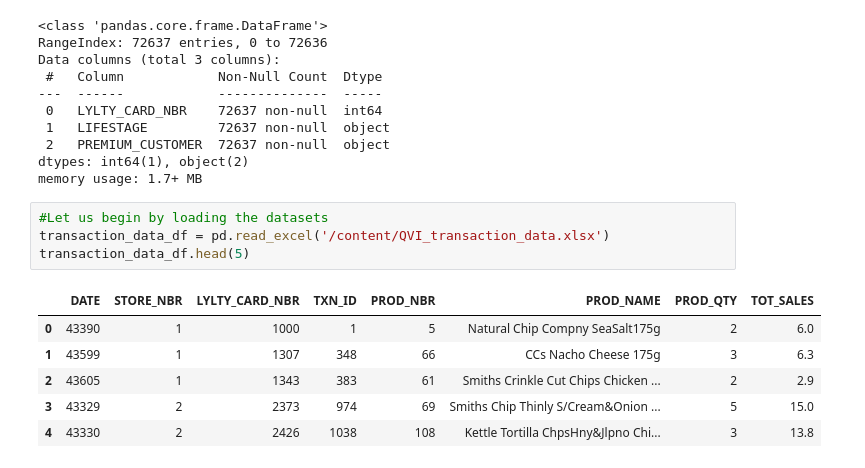
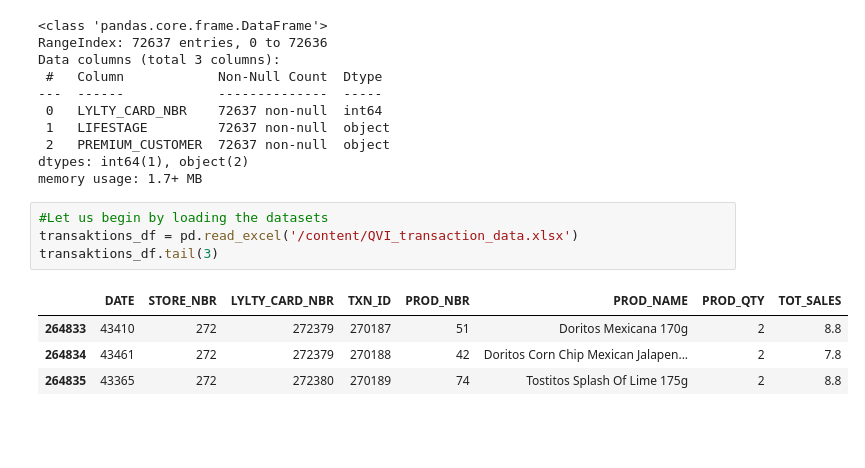
Before and after one commit to kanjamwingirwa/Quantium_DataAnalytics_Internship, a Jupyter notebook: Quantium_DataAnalytics_Internship.ipynb, the cells around one changed output. Drawn from its saved outputs; the diff is of its cells as text; blank space fills up the shorter version.

Commit message:
Data Cleaning

```diff
--- a/Quantium_DataAnalytics_Internship.ipynb
+++ b/Quantium_DataAnalytics_Internship.ipynb
@@ -36,13 +36,11 @@ dtypes: int64(1), object(2)
 memory usage: 1.7+ MB
 # %%
 #Let us begin by loading the datasets
-transaction_data_df = pd.read_excel('/content/QVI_transaction_data.xlsx')
-transaction_data_df.head(5)
+transaktions_df = pd.read_excel('/content/QVI_transaction_data.xlsx')
+transaktions_df.tail(3)
 # %% [output]
 |  | DATE | STORE_NBR | LYLTY_CARD_NBR | TXN_ID | PROD_NBR | PROD_NAME | PROD_QTY | TOT_SALES |
-| 0 | 43390 | 1 | 1000 | 1 | 5 | Natural Chip Compny SeaSalt175g | 2 | 6.0 |
-| 1 | 43599 | 1 | 1307 | 348 | 66 | CCs Nacho Cheese 175g | 3 | 6.3 |
-| 2 | 43605 | 1 | 1343 | 383 | 61 | Smiths Crinkle Cut Chips Chicken ... | 2 | 2.9 |
-| 3 | 43329 | 2 | 2373 | 974 | 69 | Smiths Chip Thinly S/Cream&Onion ... | 5 | 15.0 |
-| 4 | 43330 | 2 | 2426 | 1038 | 108 | Kettle Tortilla ChpsHny&Jlpno Chi... | 3 | 13.8 |
+| 264833 | 43410 | 272 | 272379 | 270187 | 51 | Doritos Mexicana 170g | 2 | 8.8 |
+| 264834 | 43461 | 272 | 272379 | 270188 | 42 | Doritos Corn Chip Mexican Jalapen... | 2 | 7.8 |
+| 264835 | 43365 | 272 | 272380 | 270189 | 74 | Tostitos Splash Of Lime 175g | 2 | 8.8 |
 # %%
```
Also changed, not shown: parts of 60 cells of this notebook.
